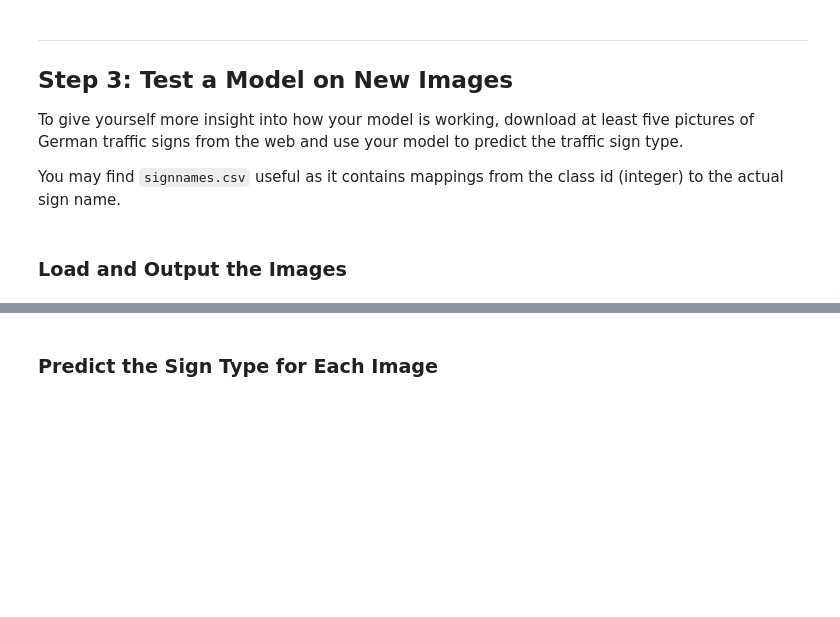
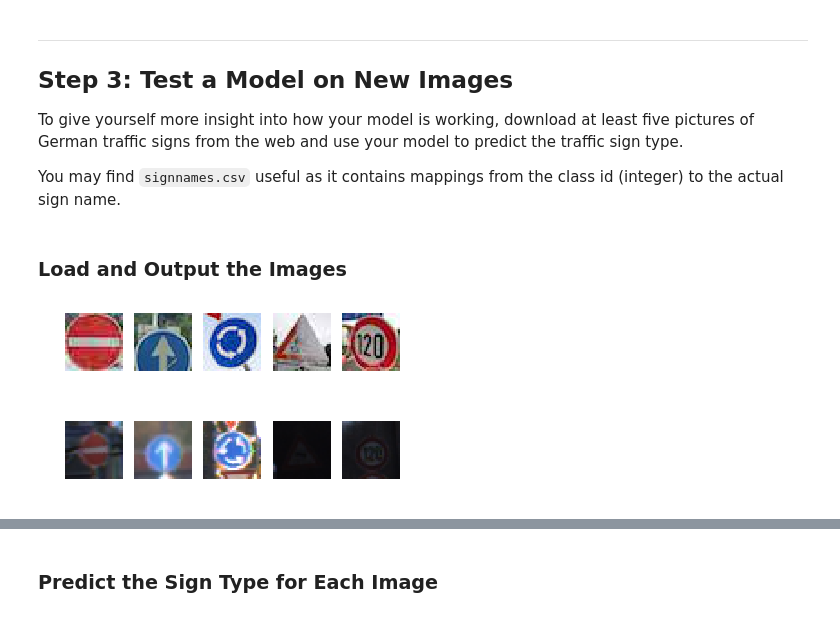
Before and after one commit to pabloppp/CarND-Traffic-Sign-Classifier-Project, a Jupyter notebook: Traffic_Sign_Classifier.ipynb, the cells around one changed output, grey strips where cells are left out. Drawn from its saved outputs; the diff is of its cells as text; code cells hidden in the pictures; blank space fills up the shorter version.

```diff
--- a/Traffic_Sign_Classifier.ipynb
+++ b/Traffic_Sign_Classifier.ipynb
@@ -389,0 +387,75 @@ You may find `signnames.csv` useful as it contains mappings from the class id (i
+# %%
+### Load the images and plot them here.
+### Feel free to use as many code cells as needed.
+import scipy as sp
+
+no_entry_img = sp.ndimage.imread("./images/no_entry.jpg")
+ahead_only_partial = sp.ndimage.imread("./images/ahead_only_partial.jpg")
+roundabout_tilted = sp.ndimage.imread("./images/roundabout_tilted.jpg")
+slippery_fully_covered = sp.ndimage.imread("./images/slippery_fully_covered.jpeg")
+speed_120_tilted = sp.ndimage.imread("./images/speed_120_tilted.jpeg")
+
+fig = plt.figure()
+
+fig.add_subplot(1, 5, 1)
+plt.imshow(no_entry_img)
+plt.axis('off')
+fig.add_subplot(1, 5, 2)
+plt.imshow(ahead_only_partial)
+plt.axis('off')
+fig.add_subplot(1, 5, 3)
+plt.imshow(roundabout_tilted)
+plt.axis('off')
+fig.add_subplot(1, 5, 4)
+plt.imshow(slippery_fully_covered)
+plt.axis('off')
+fig.add_subplot(1, 5, 5)
+plt.imshow(speed_120_tilted)
+plt.axis('off')
+
+plt.show()
+# %% [output]
+[figure, added]
+# %%
+# lets check a few of the images from the test set that have the same type
+
+no_entry_train_index = y_train.tolist().index(17)
+no_entry_train_img = X_train[no_entry_train_index]
+
+ahead_only_train_index = y_train.tolist().index(35)
+ahead_only_train_img = X_train[ahead_only_train_index]
+
+roundabout_train_index = y_train.tolist().index(40)
+roundabout_train_img = X_train[roundabout_train_index]
+
+slippery_train_index = y_train.tolist().index(23)
+slippery_train_img = X_train[slippery_train_index]
+
+speed_120_train_index = y_train.tolist().index(8)
+speed_120_train_img = X_train[speed_120_train_index]
+
+fig = plt.figure()
+
+fig.add_subplot(1, 5, 1)
+plt.imshow(no_entry_train_img)
+plt.axis('off')
+
+fig.add_subplot(1, 5, 2)
+plt.imshow(ahead_only_train_img)
+plt.axis('off')
+
+fig.add_subplot(1, 5, 3)
+plt.imshow(roundabout_train_img)
+plt.axis('off')
+
+fig.add_subplot(1, 5, 4)
+plt.imshow(slippery_train_img)
+plt.axis('off')
+
+fig.add_subplot(1, 5, 5)
+plt.imshow(speed_120_train_img)
+plt.axis('off')
+
+plt.show()
+# %% [output]
+[figure, added]
```
Also changed, not shown: parts of 10 cells of this notebook, 11 other files.
